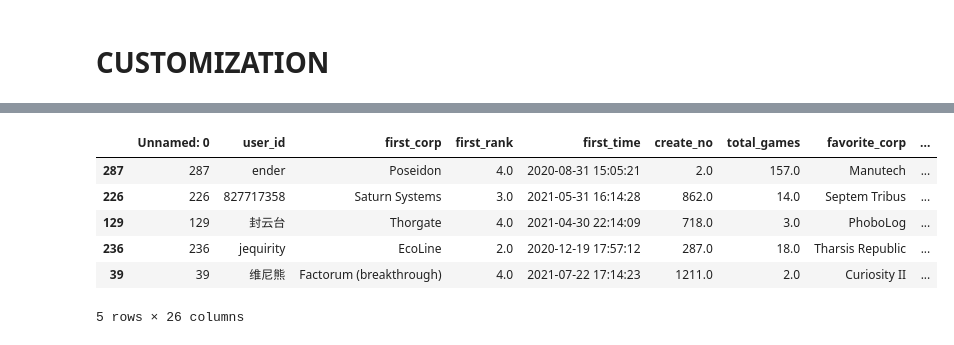
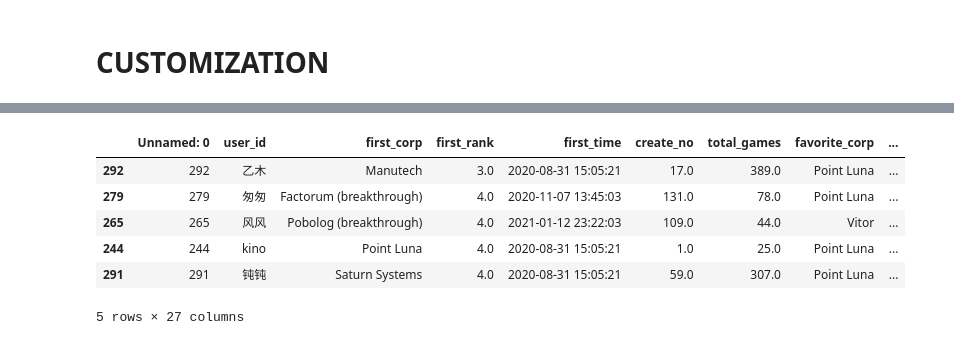
Before and after one commit to Ender-Wiggin2019/tfm-summary, a Jupyter notebook: tfm_data_summary.ipynb, the cells around one changed output, grey strips where cells are left out. Drawn from its saved outputs; the diff is of its cells as text; code cells hidden in the pictures.

```diff
--- a/tfm_data_summary.ipynb
+++ b/tfm_data_summary.ipynb
@@ -275,39 +276,42 @@ def bayesian_avarage(rank,times):
 # %%
 output_df = pd.read_csv("measure_summary.csv")
 # preprocessing
 output_df = output_df[output_df["user_id"].str.contains("tour-")==False]
 # play times
 output_df = output_df.sort_values(by="total_games",ascending=False)
 output_df['play_times_sort'] = range(1,len(output_df)+1)
 # gens
 output_df = output_df.sort_values(by="avg_gens",ascending=False)
 output_df['gens_sort'] = range(1,len(output_df)+1)
 # terraform
 output_df = output_df.sort_values(by="avg_gens")
 output_df['terra_sort'] = range(1,len(output_df)+1)
+# terraform
+output_df = output_df.sort_values(by="highest_score",ascending=False)
+output_df['highest_sort'] = range(1,len(output_df)+1)
 # rank
-output_df["bayes_rank"] = output_df.apply(lambda x:(x["total_games"]*x["avg_rank"]+1i*2.8)/(x["total_games"]+10),axis=1)
+output_df["bayes_rank"] = output_df.apply(lambda x:(x["total_games"]*x["avg_rank"]+1*2.8)/(x["total_games"]+10),axis=1)
 output_df = output_df.sort_values(by="bayes_rank")
 output_df['rank_sort'] = range(1,len(output_df)+1)
 # analyze corp ranking TODO: group by corp,ignore 'breakthrough', then find the index with the maximum values
 output_df['baye_avg'] = output_df.apply(lambda x:(x["fa_corp_times"]*x["fa_corp_rank"]+5*2.5)/(x["fa_corp_times"]+5),axis=1)
 output_df['max_corp'] = output_df.groupby(["favorite_corp"],as_index=False)["baye_avg"].transform(min)
 output_df['max_corp'] = np.where((output_df["max_corp"]==output_df["baye_avg"]) & (output_df["baye_avg"] <= 2.5),1,0)
 # output_pivot = pd.pivot_table(output_df, index=[''])
 # output_df.sort_values(by="baye_avg").groupby(["favorite_corp"],as_index=False).transform(lambda x: x in range(1,len(output_df)+1))
 
 
-output_df = output_df.sort_values(by="max_corp",ascending=False)
+output_df = output_df.sort_values(by="highest_sort")
 output_df.to_csv("measure_summary_sort.csv")
 output_df.head()
 # %% [output]
 |  | Unnamed: 0 | user_id | first_corp | first_rank | first_time | create_no | total_games | favorite_corp | ... |
-| 287 | 287 | ender | Poseidon | 4.0 | 2020-08-31 15:05:21 | 2.0 | 157.0 | Manutech | ... |
-| 226 | 226 | 827717358 | Saturn Systems | 3.0 | 2021-05-31 16:14:28 | 862.0 | 14.0 | Septem Tribus | ... |
-| 129 | 129 | 封云台 | Thorgate | 4.0 | 2021-04-30 22:14:09 | 718.0 | 3.0 | PhoboLog | ... |
-| 236 | 236 | jequirity | EcoLine | 2.0 | 2020-12-19 17:57:12 | 287.0 | 18.0 | Tharsis Republic | ... |
-| 39 | 39 | 维尼熊 | Factorum (breakthrough) | 4.0 | 2021-07-22 17:14:23 | 1211.0 | 2.0 | Curiosity II | ... |
+| 292 | 292 | 乙木 | Manutech | 3.0 | 2020-08-31 15:05:21 | 17.0 | 389.0 | Point Luna | ... |
+| 279 | 279 | 匆匆 | Factorum (breakthrough) | 4.0 | 2020-11-07 13:45:03 | 131.0 | 78.0 | Point Luna | ... |
+| 265 | 265 | 风风 | Pobolog (breakthrough) | 4.0 | 2021-01-12 23:22:03 | 109.0 | 44.0 | Vitor | ... |
+| 244 | 244 | kino | Point Luna | 4.0 | 2020-08-31 15:05:21 | 1.0 | 25.0 | Point Luna | ... |
+| 291 | 291 | 钝钝 | Saturn Systems | 4.0 | 2020-08-31 15:05:21 | 59.0 | 307.0 | Point Luna | ... |
-5 rows × 26 columns
+5 rows × 27 columns
 # %%
 # final json file
 final_df = pd.read_csv("measure_summary_sort.csv")
```
Also changed, not shown: parts of 14 cells of this notebook, 13 other files.
